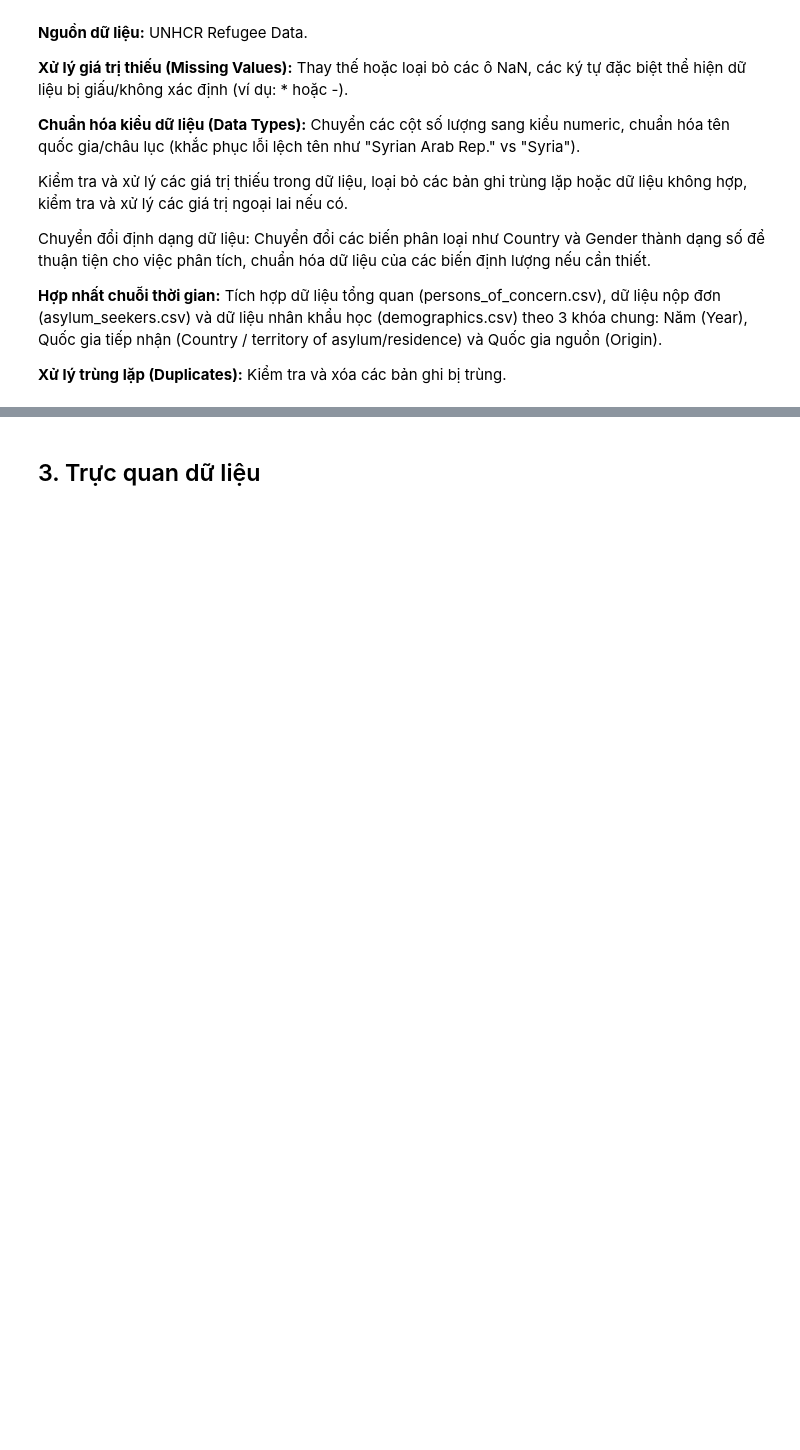
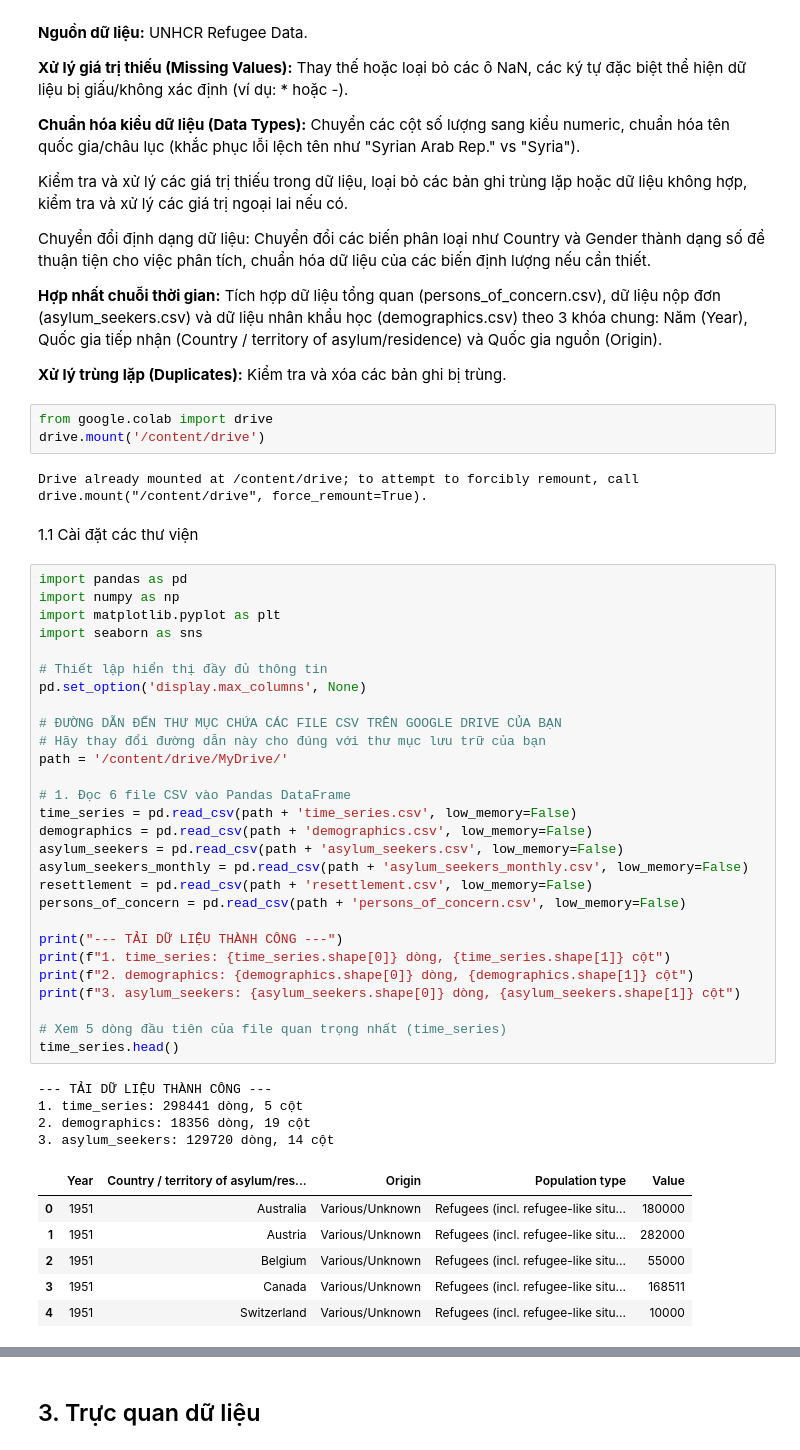
Before and after one commit to Dqkhanh123/Do_an1_Nhom1_2, a Jupyter notebook: Do_An_1_Nhom_1.ipynb, the cells around one changed output, grey strips where cells are left out. Cells and saved outputs as stored; diff of their text form; blank space fills up the shorter version.

```diff
--- a/Do_An_1_Nhom_1.ipynb
+++ b/Do_An_1_Nhom_1.ipynb
@@ -50,3 +50,49 @@ Chuyển đổi định dạng dữ liệu: Chuyển đổi các biến phân lo
 **Hợp nhất chuỗi thời gian:** Tích hợp dữ liệu tổng quan (persons_of_concern.csv), dữ liệu nộp đơn (asylum_seekers.csv) và dữ liệu nhân khẩu học (demographics.csv) theo 3 khóa chung: Năm (Year), Quốc gia tiếp nhận (Country / territory of asylum/residence) và Quốc gia nguồn (Origin).
 
 **Xử lý trùng lặp (Duplicates):** Kiểm tra và xóa các bản ghi bị trùng.
+# %%
+from google.colab import drive
+drive.mount('/content/drive')
+# %% [output]
+Drive already mounted at /content/drive; to attempt to forcibly remount, call drive.mount("/content/drive", force_remount=True).
+# %% [markdown]
+1.1 Cài đặt các thư viện
+# %%
+import pandas as pd
+import numpy as np
+import matplotlib.pyplot as plt
+import seaborn as sns
+
+# Thiết lập hiển thị đầy đủ thông tin
+pd.set_option('display.max_columns', None)
+
+# ĐƯỜNG DẪN ĐẾN THƯ MỤC CHỨA CÁC FILE CSV TRÊN GOOGLE DRIVE CỦA BẠN
+# Hãy thay đổi đường dẫn này cho đúng với thư mục lưu trữ của bạn
+path = '/content/drive/MyDrive/'
+
+# 1. Đọc 6 file CSV vào Pandas DataFrame
+time_series = pd.read_csv(path + 'time_series.csv', low_memory=False)
+demographics = pd.read_csv(path + 'demographics.csv', low_memory=False)
+asylum_seekers = pd.read_csv(path + 'asylum_seekers.csv', low_memory=False)
+asylum_seekers_monthly = pd.read_csv(path + 'asylum_seekers_monthly.csv', low_memory=False)
+resettlement = pd.read_csv(path + 'resettlement.csv', low_memory=False)
+persons_of_concern = pd.read_csv(path + 'persons_of_concern.csv', low_memory=False)
+
+print("--- TẢI DỮ LIỆU THÀNH CÔNG ---")
+print(f"1. time_series: {time_series.shape[0]} dòng, {time_series.shape[1]} cột")
+print(f"2. demographics: {demographics.shape[0]} dòng, {demographics.shape[1]} cột")
+print(f"3. asylum_seekers: {asylum_seekers.shape[0]} dòng, {asylum_seekers.shape[1]} cột")
+
+# Xem 5 dòng đầu tiên của file quan trọng nhất (time_series)
+time_series.head()
+# %% [output]
+--- TẢI DỮ LIỆU THÀNH CÔNG ---
+1. time_series: 298441 dòng, 5 cột
+2. demographics: 18356 dòng, 19 cột
+3. asylum_seekers: 129720 dòng, 14 cột
+|  | Year | Country / territory of asylum/res... | Origin | Population type | Value |
+| 0 | 1951 | Australia | Various/Unknown | Refugees (incl. refugee-like situ... | 180000 |
+| 1 | 1951 | Austria | Various/Unknown | Refugees (incl. refugee-like situ... | 282000 |
+| 2 | 1951 | Belgium | Various/Unknown | Refugees (incl. refugee-like situ... | 55000 |
+| 3 | 1951 | Canada | Various/Unknown | Refugees (incl. refugee-like situ... | 168511 |
+| 4 | 1951 | Switzerland | Various/Unknown | Refugees (incl. refugee-like situ... | 10000 |
```
Also changed, not shown: parts of 4 cells of this notebook.
